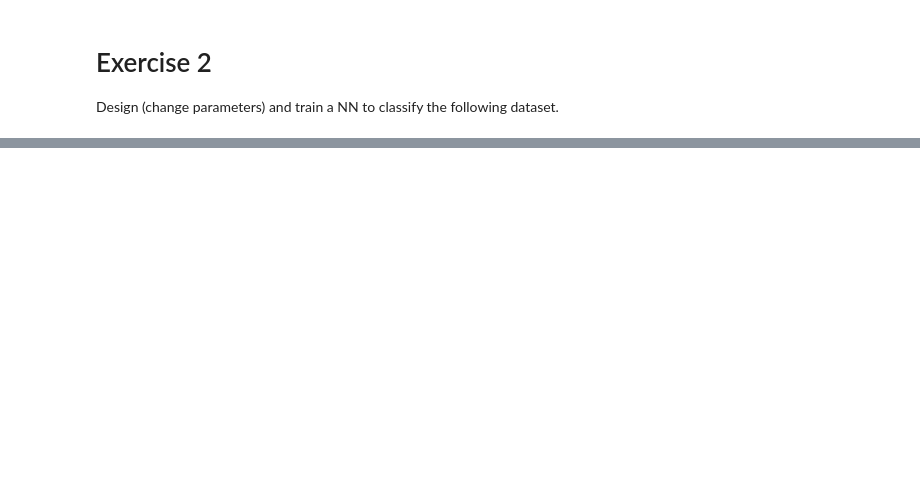
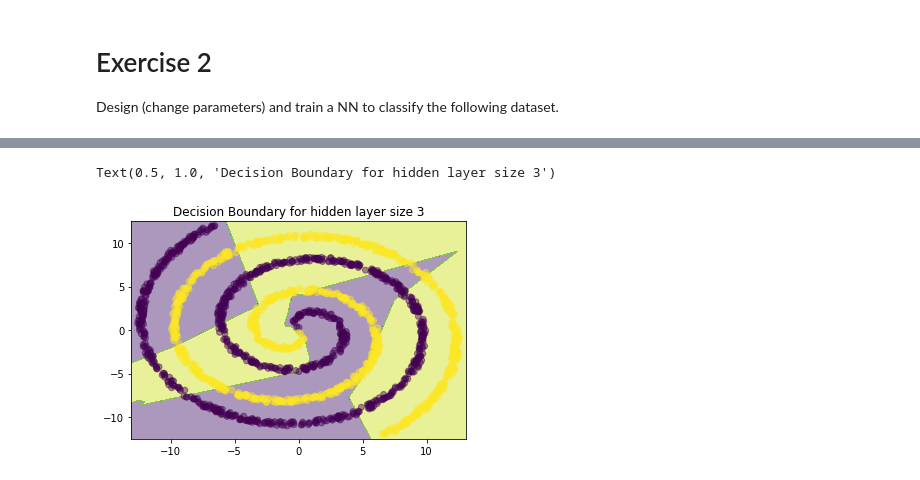
Before and after one commit to Vol0kin/DL, a Jupyter notebook: Assignment_1/1st_Assignment.ipynb, the cells around one changed output, grey strips where cells are left out. Saved outputs shown, nothing was run; the diff lists cells and outputs as text; code cells hidden in the pictures; blank space fills up the shorter version.

```diff
--- a/Assignment_1/1st_Assignment.ipynb
+++ b/Assignment_1/1st_Assignment.ipynb
@@ -234,0 +555,3 @@ plt.show()
+# %%
+nn = create_nn_2_hl(nn_input_dim, (6, 6))
+print(nn)
@@ -234,0 +579,2 @@ plt.show()
+# %%
+model = train_nn_2hl(nn, print_loss=True)
@@ -234,0 +599,22 @@ plt.show()
+# %%
+def plot_decision_boundary(pred_func):
+    # Set min and max values and give it some padding
+    x_min, x_max = X[:, 0].min() - .5, X[:, 0].max() + .5
+    y_min, y_max = X[:, 1].min() - .5, X[:, 1].max() + .5
+    h = 0.01
+    # Generate a grid of points with distance h between them
+    xx, yy = np.meshgrid(np.arange(x_min, x_max, h), np.arange(y_min, y_max, h))
+    # Predict the function value for the whole gid
+    Z = pred_func(np.c_[xx.ravel(), yy.ravel()])
+    Z = Z.reshape(xx.shape)
+    # Plot the contour and training examples
+    plt.contourf(xx, yy, Z, alpha=0.45)
+    plt.scatter(X[:, 0], X[:, 1], c=y, alpha=0.45)
+
+
+# Plot the decision boundary
+plot_decision_boundary(lambda x: predict(model, x))
+plt.title("Decision Boundary for hidden layer size 3")
+# %% [output]
+Text(0.5, 1.0, 'Decision Boundary for hidden layer size 3')
+[figure, added]
```
Also changed, not shown: parts of 17 cells of this notebook.
